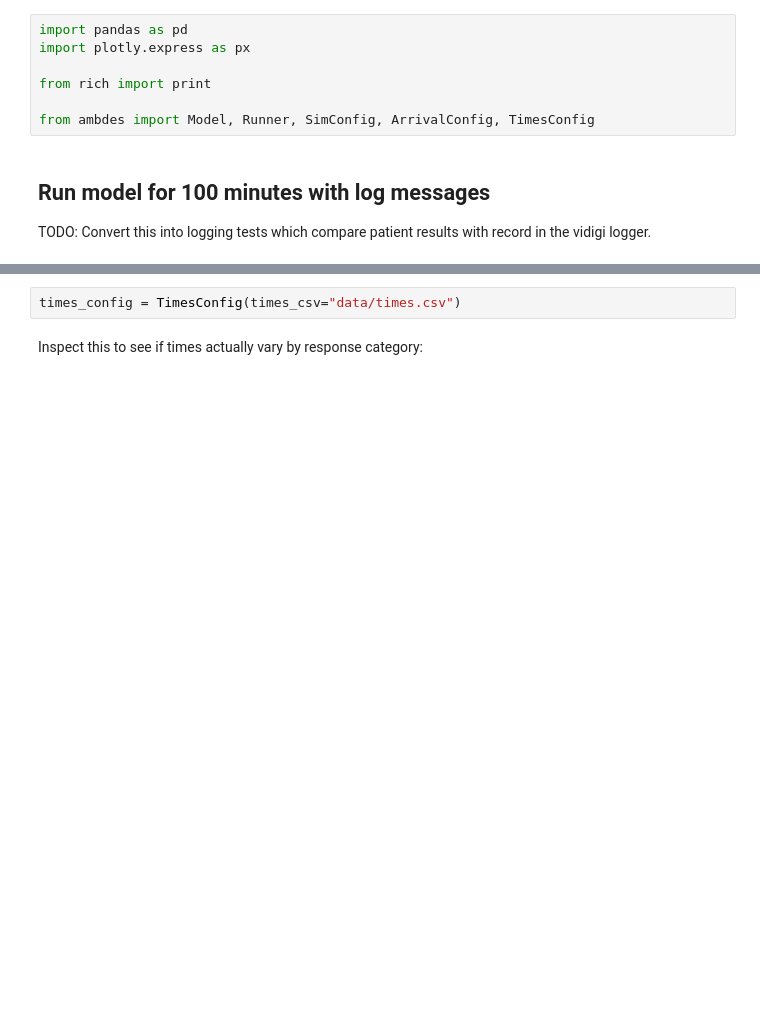
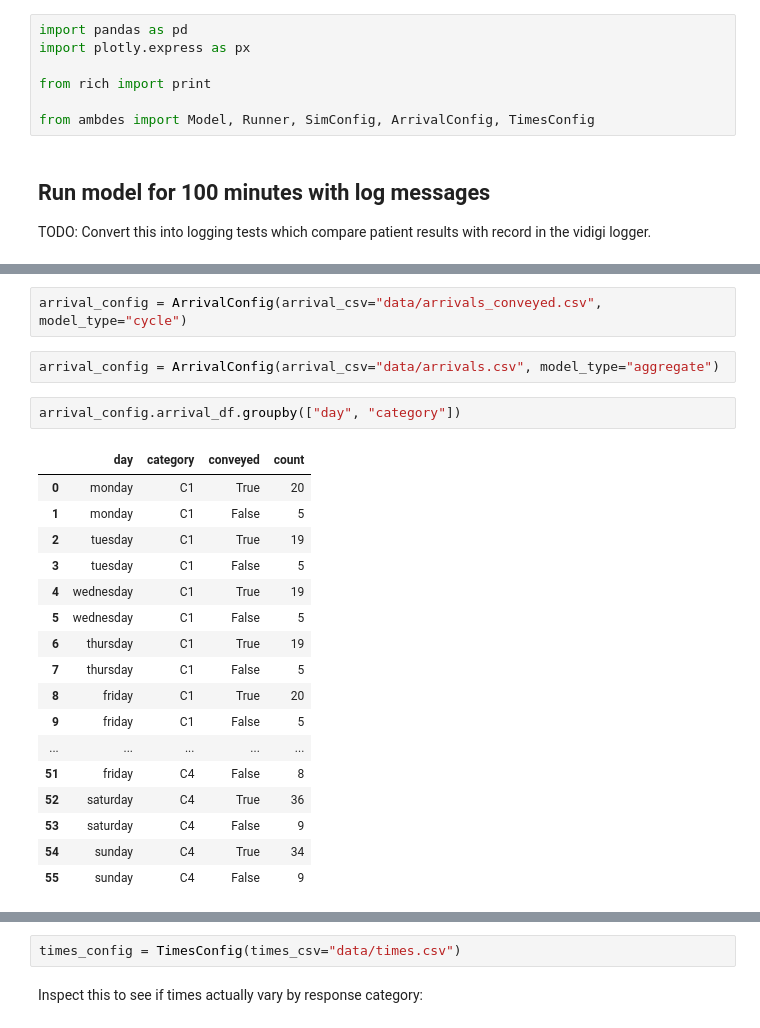
Before and after one commit to ambmodels/ambdes, a Jupyter notebook: docs/stage1/baseline.ipynb, the cells around one changed output, grey strips where cells are left out. Cells and saved outputs as stored; diff of their text form; blank space fills up the shorter version.

Commit message:
feat(arrivals): thinking about single input format

```diff
--- a/docs/stage1/baseline.ipynb
+++ b/docs/stage1/baseline.ipynb
@@ -13,0 +121,24 @@ TODO: Convert this into logging tests which compare patient results with record
+# %%
+arrival_config = ArrivalConfig(arrival_csv="data/arrivals_conveyed.csv", model_type="cycle")
+# %%
+arrival_config = ArrivalConfig(arrival_csv="data/arrivals.csv", model_type="aggregate")
+# %%
+arrival_config.arrival_df.groupby(["day", "category"])
+# %% [output]
+|  | day | category | conveyed | count |
+| 0 | monday | C1 | True | 20 |
+| 1 | monday | C1 | False | 5 |
+| 2 | tuesday | C1 | True | 19 |
+| 3 | tuesday | C1 | False | 5 |
+| 4 | wednesday | C1 | True | 19 |
+| 5 | wednesday | C1 | False | 5 |
+| 6 | thursday | C1 | True | 19 |
+| 7 | thursday | C1 | False | 5 |
+| 8 | friday | C1 | True | 20 |
+| 9 | friday | C1 | False | 5 |
+| ... | ... | ... | ... | ... |
+| 51 | friday | C4 | False | 8 |
+| 52 | saturday | C4 | True | 36 |
+| 53 | saturday | C4 | False | 9 |
+| 54 | sunday | C4 | True | 34 |
+| 55 | sunday | C4 | False | 9 |
```
Also changed, not shown: parts of 22 cells of this notebook, 6 other files.
